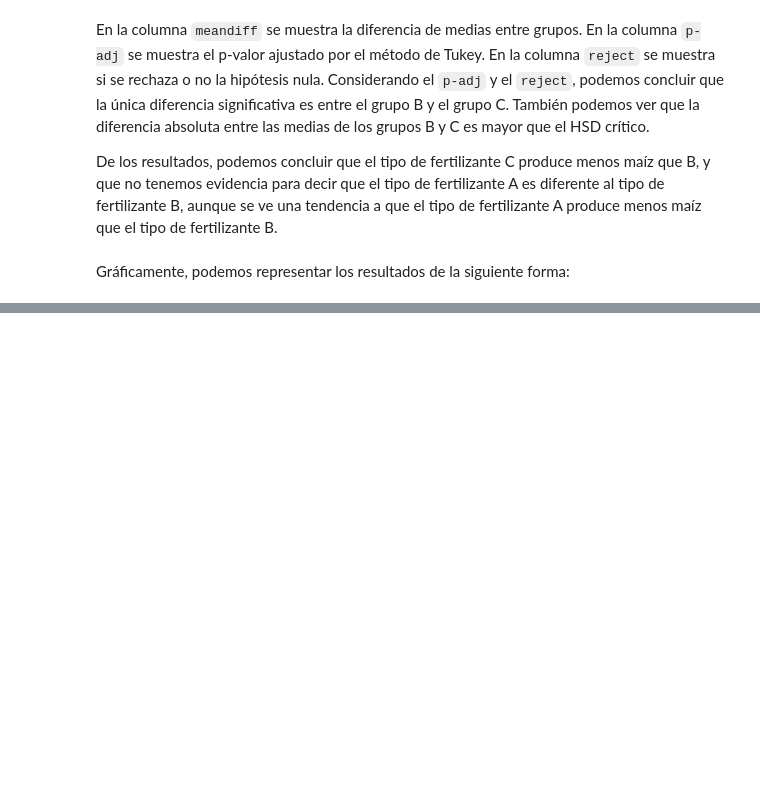
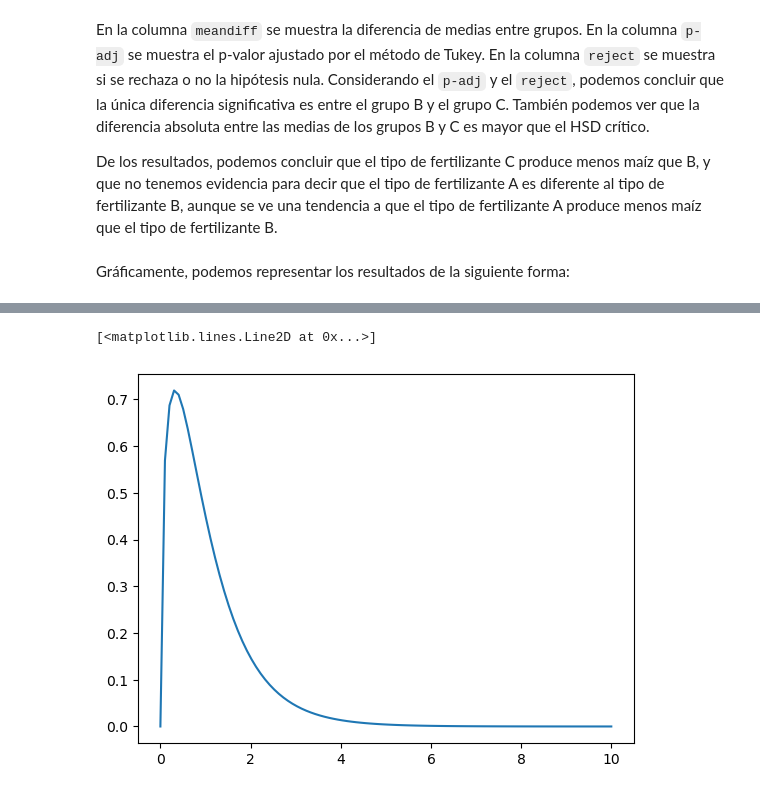
Before and after one commit to jealcalat/Analisis_multivariado-deprecated-, a Jupyter notebook: 4_tecnicas_multivariadas/4.1_anova_manova_ancova.ipynb, the cells around one changed output, grey strips where cells are left out. Drawn from its saved outputs; the diff is of its cells as text; code cells hidden in the pictures; blank space fills up the shorter version.

```diff
--- a/4_tecnicas_multivariadas/4.1_anova_manova_ancova.ipynb
+++ b/4_tecnicas_multivariadas/4.1_anova_manova_ancova.ipynb
@@ -424,0 +463,14 @@ plot_boxplots_with_significance(df, "group", "y",
+# %%
+# plot F undher the null hypothesis
+
+F = np.linspace(0, 10, 100)
+pdf_F = stats.f.pdf(F, 3, 3 * 20 - 3)
+plt.plot(F, pdf_F, label="F")
+
+# plot different F distributions other than null
+F = np.linspace(0, 10, 100)
+pdf_F1 = stats.f.pdf(F, 3, 3 * 20 - 3)
+pdf_F2 = stats.f.pdf(F, 3, 3 * 20 - 3)
+# %% [output]
+[<matplotlib.lines.Line2D at 0x...>]
+[figure, added]
```
Also changed, not shown: parts of 6 cells of this notebook.
